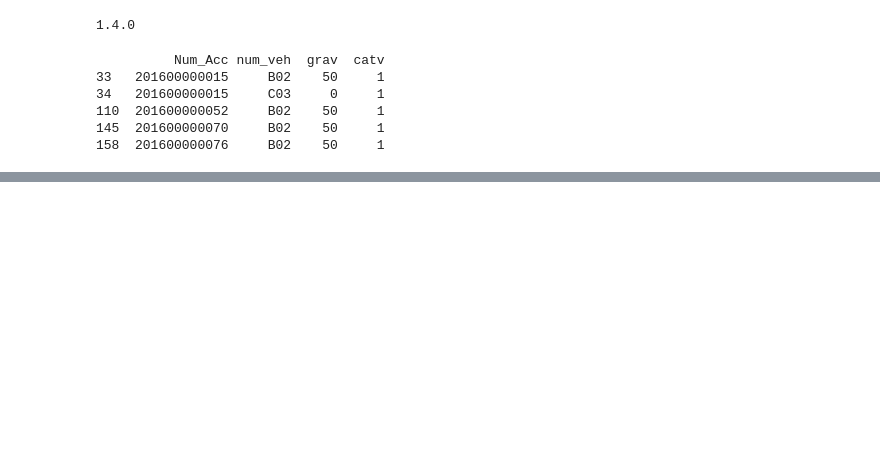
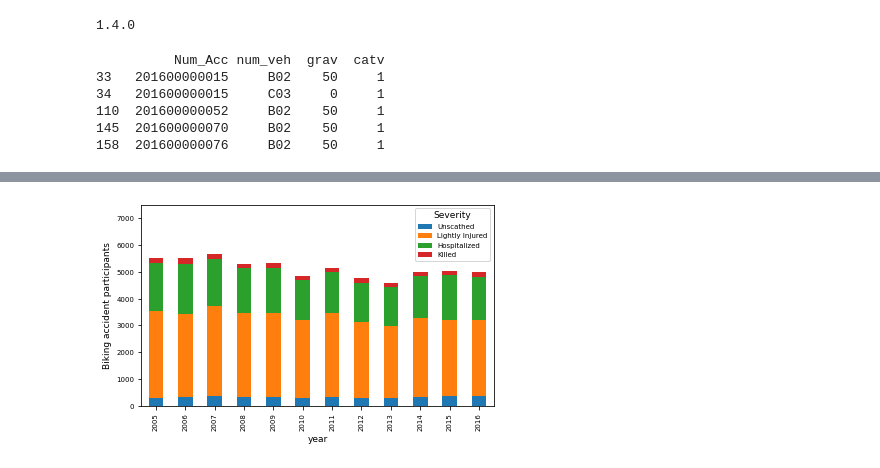
Before and after one commit to whyisnousernameavailable/Data_Literacy_project, a Jupyter notebook: Python_Code/Plottest_severity_by_year_stacked_plots.ipynb, the cells around one changed output, grey strips where cells are left out. Drawn from its saved outputs; the diff is of its cells as text; code cells hidden in the pictures; blank space fills up the shorter version.

```diff
--- a/Python_Code/Plottest_severity_by_year_stacked_plots.ipynb
+++ b/Python_Code/Plottest_severity_by_year_stacked_plots.ipynb
@@ -95,0 +90,6 @@ plt.show()
+# %%
+bike_res.plot(kind='bar', stacked=True, xlabel='year', ylabel='Biking accident participants', ylim=[0, 7500])
+plt.savefig('..//Plots//Accidents_per_year_and_severity_bikes.pdf', format='pdf')
+plt.show()
+# %% [output]
+[figure, added]
```
Also changed, not shown: parts of 9 cells of this notebook, 4 other files.
